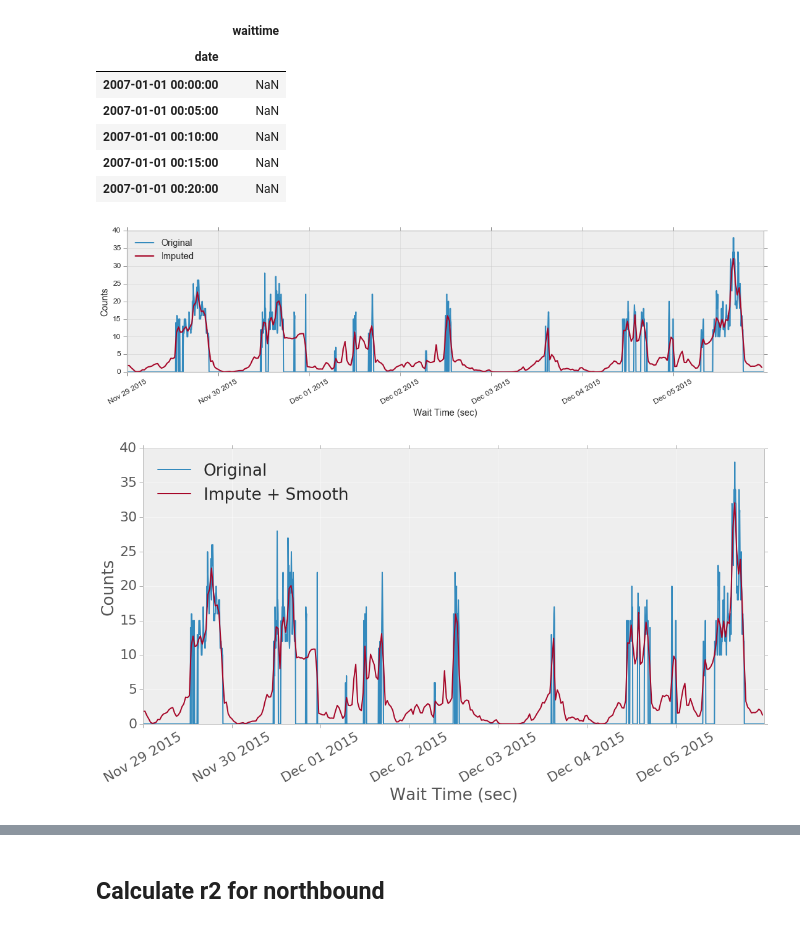
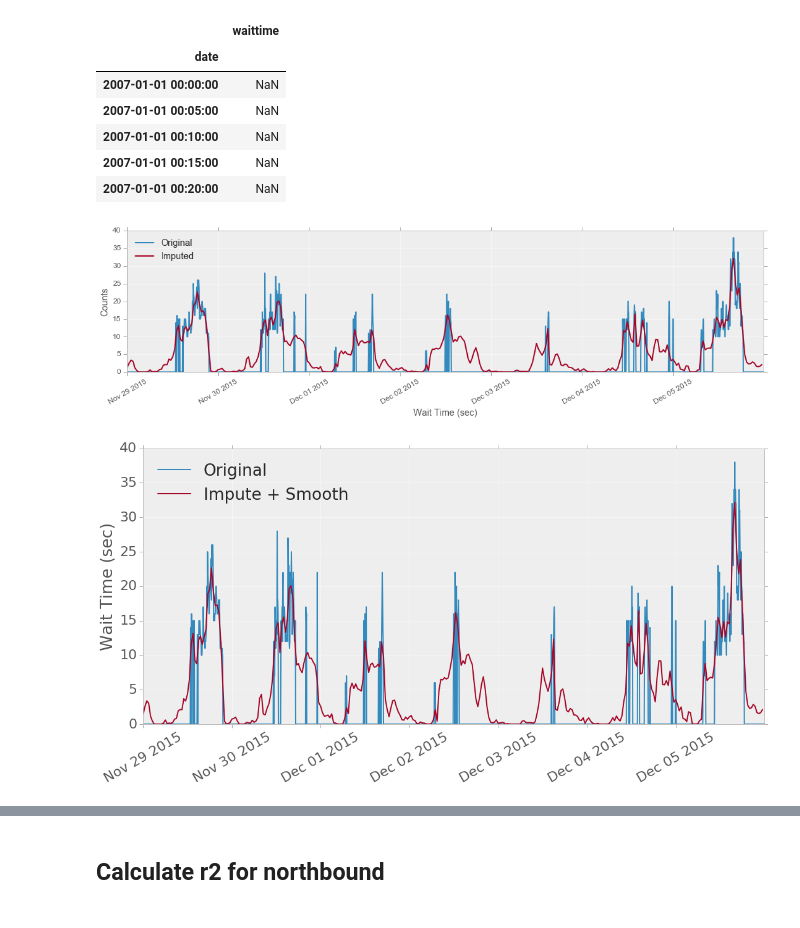
Before and after one commit to jngseattle/BorderCrossing, a Jupyter notebook: code/Presentation_charts_calculations.ipynb, the cells around one changed output, grey strips where cells are left out. Drawn from its saved outputs; the diff is of its cells as text; code cells hidden in the pictures.

```diff
--- a/code/Presentation_charts_calculations.ipynb
+++ b/code/Presentation_charts_calculations.ipynb
@@ -14,7 +14,7 @@ print plt.style.available
 # %% [markdown]
 ## False zero histograms
 # %%
-df = select_mungedata_simple(4, 2, '2007-1-1', '2016-1-1')
+df = select_mungedata_simple(5, 2, '2007-1-1', '2016-1-1')
 # %%
 plt.style.use('bmh')
 # matplotlib.rcParams.update({'font.size': 22})
@@ -69,19 +69,19 @@ plt.plot(df_old['2015-11-29':'2015-12-5'], label="Original")
 plt.plot(df['2015-11-29':'2015-12-5'].waittime, label="Imputed")
 plt.legend(loc='upper left');
 # %% [output]
-[figure, old version]
+[figure, new version]
 # %%
 plt.style.use('bmh')
 matplotlib.rcParams.update({'font.size': 22})
 fig, ax = plt.subplots(figsize=(18,8))
-plt.ylabel('Counts')
-plt.xlabel('Wait Time (sec)')
+plt.ylabel('Wait Time (sec)')
+# plt.xlabel('Date')
 
 labels = ax.get_xticklabels()
 plt.setp(labels, rotation=30)
 
 plt.plot(df_old['2015-11-29':'2015-12-5'], label="Original")
 plt.plot(df['2015-11-29':'2015-12-5'].waittime, label="Impute + Smooth")
 plt.legend(loc='upper left');
 # %% [output]
-[figure, old version]
+[figure, new version]
```
Also changed, not shown: parts of 2 cells of this notebook.
